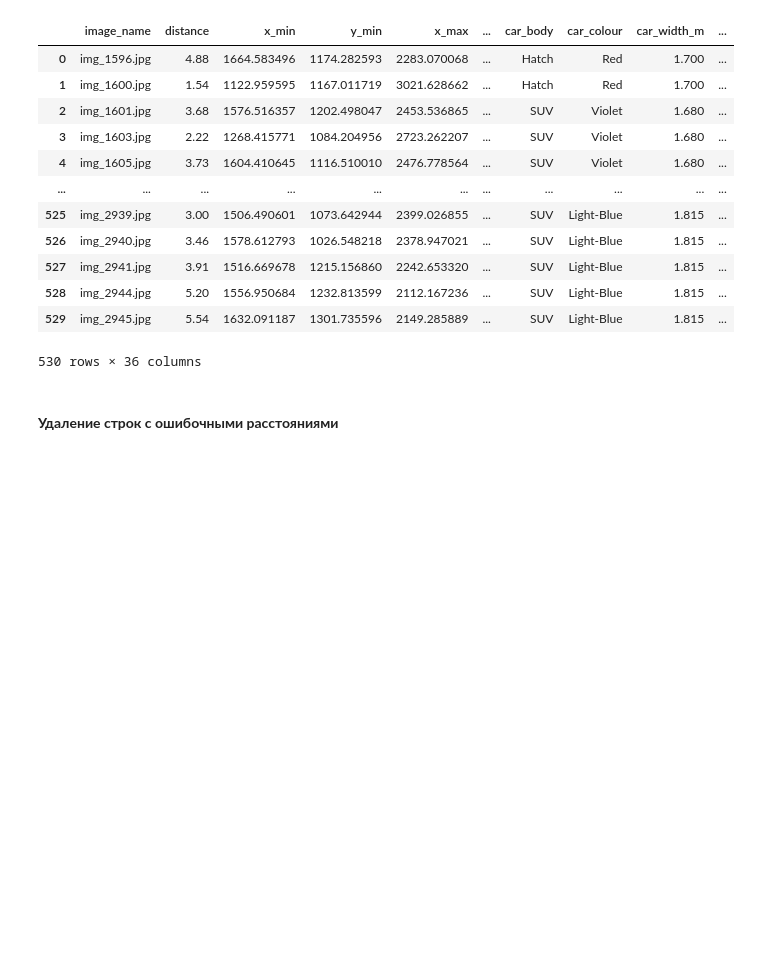
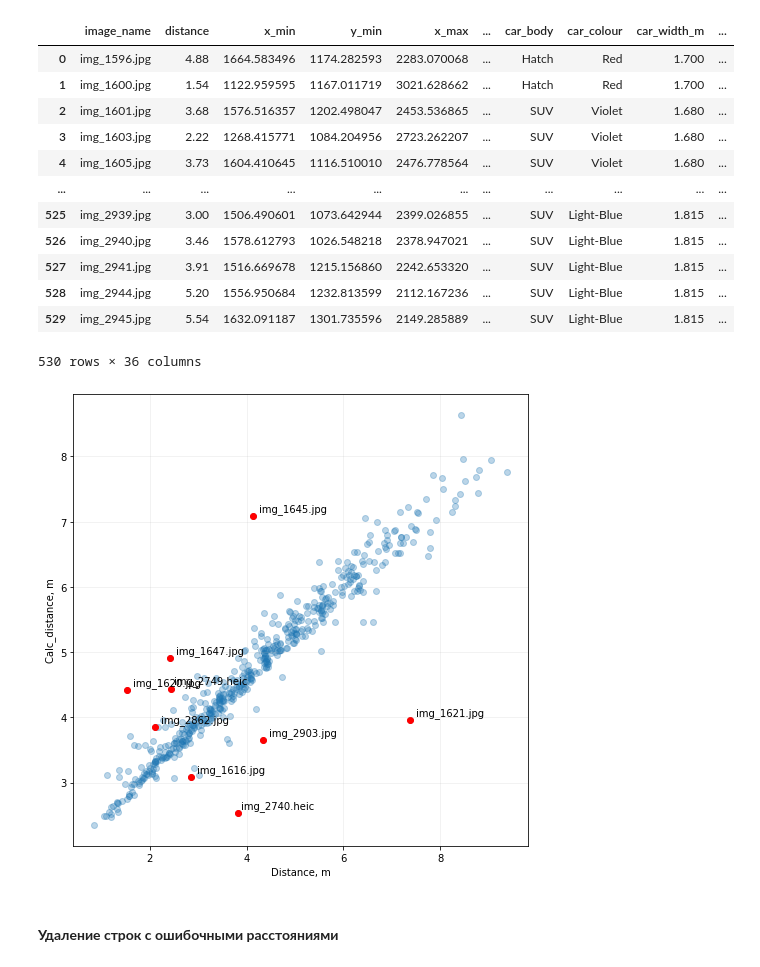
Before and after one commit to roman-permyakov/Ulianovsk, a Jupyter notebook: Ulianovsk_220_X_final.ipynb, the cells around one changed output. Saved outputs shown, nothing was run; the diff lists cells and outputs as text; code cells hidden in the pictures; blank space fills up the shorter version.

Commit message:
Add Scatterplot

```diff
--- a/Ulianovsk_220_X_final.ipynb
+++ b/Ulianovsk_220_X_final.ipynb
@@ -1737,6 +1738,43 @@ memory usage: 153.2+ KB
 | 528 | img_2944.jpg | 5.20 | 1556.950684 | 1232.813599 | 2112.167236 | ... | SUV | Light-Blue | 1.815 | ... |
 | 529 | img_2945.jpg | 5.54 | 1632.091187 | 1301.735596 | 2149.285889 | ... | SUV | Light-Blue | 1.815 | ... |
 530 rows × 36 columns
+# %%
+# Строим пузырьковую диаграмму зависимости значений заявленной дистанции (distance) от расчетной (calc_dist)
+import matplotlib.pyplot as plt
+from IPython.display import clear_output
+%matplotlib inline
+
+x = train_data_df_enriched_x['distance']
+y = train_data_df_enriched_x['calc_dist']
+
+plt.figure(figsize=(7, 7))
+plt.grid(alpha = 0.2)
+plt.scatter(x, y, alpha =0.3)
+plt.xlabel("Distance, m")
+plt.ylabel("Calc_distance, m")
+
+# Выделяем на ней выбросы, которые требуют удаления
+df = train_data_df_enriched_x.loc[(train_data_df_enriched_x['image_name'] == "img_1616.jpg") |+
+                                  (train_data_df_enriched_x['image_name'] == "img_1620.jpg") |+
+                                  (train_data_df_enriched_x['image_name'] == "img_1621.jpg") |+
+                                  (train_data_df_enriched_x['image_name'] == "img_1645.jpg") |+
+                                  (train_data_df_enriched_x['image_name'] == "img_1647.jpg") |+
+                                  (train_data_df_enriched_x['image_name'] == "img_2740.heic") |+
+                                  (train_data_df_enriched_x['image_name'] == "img_2749.heic") |+
+                                  (train_data_df_enriched_x['image_name'] == "img_2862.jpg") |+
+                                  (train_data_df_enriched_x['image_name'] == "img_2903.jpg")]
+plt.scatter(df['distance'], df['calc_dist'], color = "red")
+for i in range(df.shape[0]):
+    plt.annotate(df['image_name'].tolist()[i],
+                 (df['distance'].tolist()[i],
+                  df['calc_dist'].tolist()[i]),
+                  textcoords="offset points",
+                  xytext=(40,5),
+                  ha='center')
+plt.tight_layout()
+plt.show()
+# %% [output]
+[figure, added]
 # %% [markdown]
 #### **Удаление строк с ошибочными расстояниями**
 # %%
```
Also changed, not shown: parts of 3 cells of this notebook, 1 other file.
